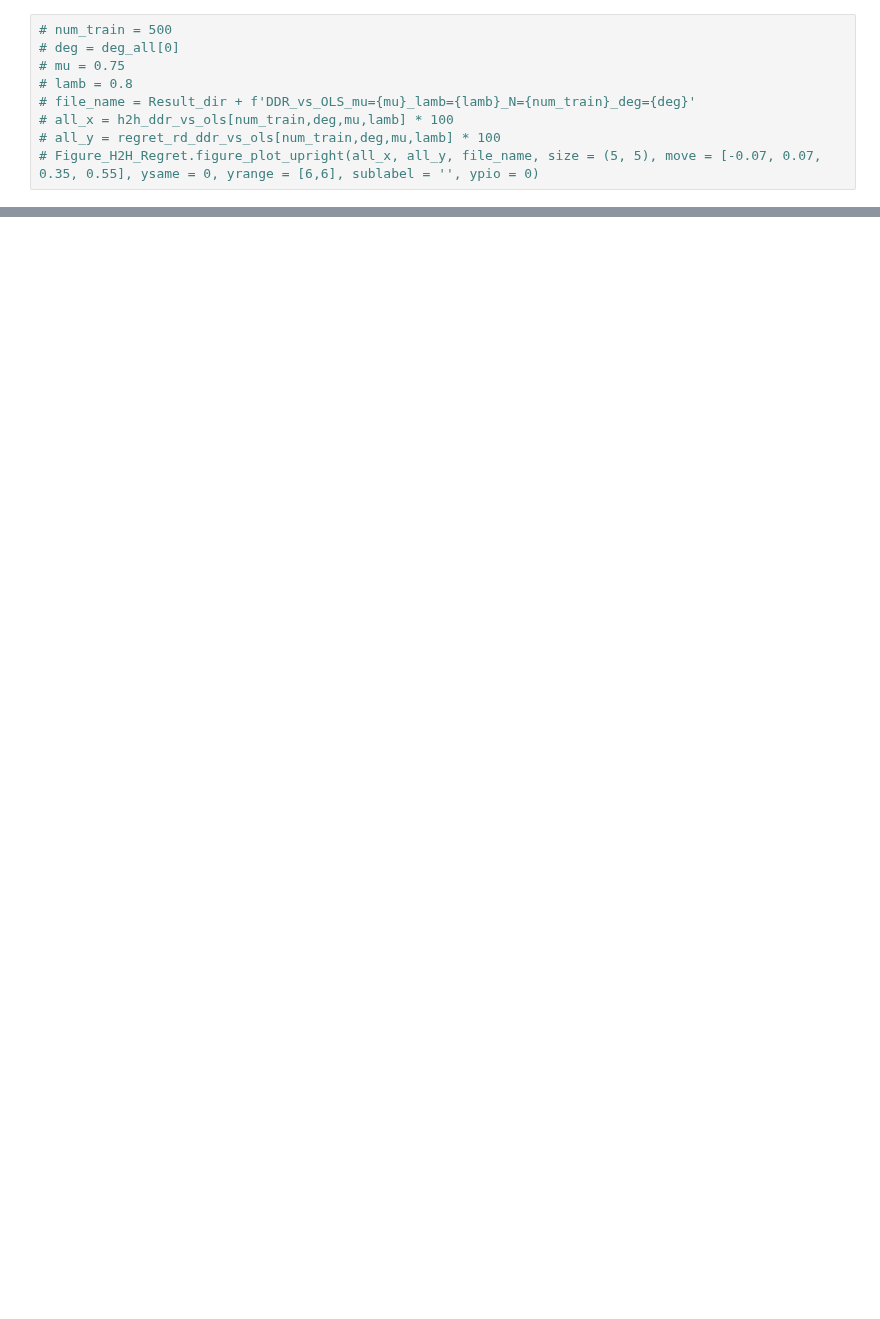
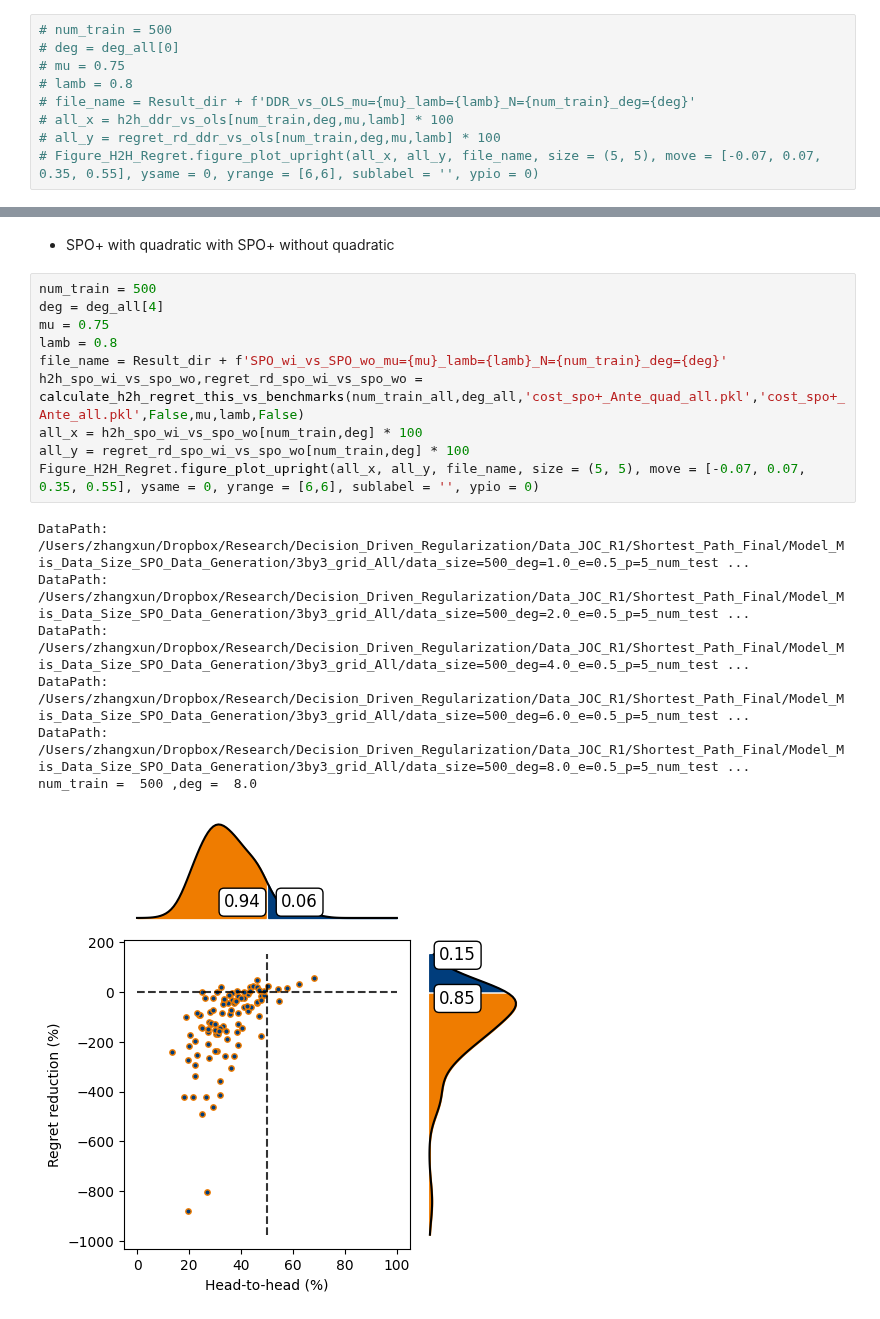
Before and after one commit to xunzhang-sjtu/Decision_Driven_Regularization, a Jupyter notebook: JOC_R1/Shortest_Path_Reproduce/Experiment_Model_Mis_Data_Size.ipynb, the cells around one changed output, grey strips where cells are left out. Cells and saved outputs as stored; diff of their text form; blank space fills up the shorter version.

Commit message:
update for quadratic term

```diff
--- a/JOC_R1/Shortest_Path_Reproduce/Experiment_Model_Mis_Data_Size.ipynb
+++ b/JOC_R1/Shortest_Path_Reproduce/Experiment_Model_Mis_Data_Size.ipynb
@@ -431,0 +624,20 @@ Figure_H2H_Regret.figure_plot_upright(all_x, all_y, file_name, size = (5, 5), mo
+# %% [markdown]
+- SPO+ with quadratic with SPO+ without quadratic
+# %%
+num_train = 500
+deg = deg_all[4]
+mu = 0.75
+lamb = 0.8
+file_name = Result_dir + f'SPO_wi_vs_SPO_wo_mu={mu}_lamb={lamb}_N={num_train}_deg={deg}'
+h2h_spo_wi_vs_spo_wo,regret_rd_spo_wi_vs_spo_wo = calculate_h2h_regret_this_vs_benchmarks(num_train_all,deg_all,'cost_spo+_Ante_quad_all.pkl','cost_spo+_Ante_all.pkl',False,mu,lamb,False)
+all_x = h2h_spo_wi_vs_spo_wo[num_train,deg] * 100
+all_y = regret_rd_spo_wi_vs_spo_wo[num_train,deg] * 100
+Figure_H2H_Regret.figure_plot_upright(all_x, all_y, file_name, size = (5, 5), move = [-0.07, 0.07, 0.35, 0.55], ysame = 0, yrange = [6,6], sublabel = '', ypio = 0)
+# %% [output]
+DataPath: /Users/zhangxun/Dropbox/Research/Decision_Driven_Regularization/Data_JOC_R1/Shortest_Path_Final/Model_Mis_Data_Size_SPO_Data_Generation/3by3_grid_All/data_size=500_deg=1.0_e=0.5_p=5_num_test ...
+DataPath: /Users/zhangxun/Dropbox/Research/Decision_Driven_Regularization/Data_JOC_R1/Shortest_Path_Final/Model_Mis_Data_Size_SPO_Data_Generation/3by3_grid_All/data_size=500_deg=2.0_e=0.5_p=5_num_test ...
+DataPath: /Users/zhangxun/Dropbox/Research/Decision_Driven_Regularization/Data_JOC_R1/Shortest_Path_Final/Model_Mis_Data_Size_SPO_Data_Generation/3by3_grid_All/data_size=500_deg=4.0_e=0.5_p=5_num_test ...
+DataPath: /Users/zhangxun/Dropbox/Research/Decision_Driven_Regularization/Data_JOC_R1/Shortest_Path_Final/Model_Mis_Data_Size_SPO_Data_Generation/3by3_grid_All/data_size=500_deg=6.0_e=0.5_p=5_num_test ...
+DataPath: /Users/zhangxun/Dropbox/Research/Decision_Driven_Regularization/Data_JOC_R1/Shortest_Path_Final/Model_Mis_Data_Size_SPO_Data_Generation/3by3_grid_All/data_size=500_deg=8.0_e=0.5_p=5_num_test ...
+num_train =  500 ,deg =  8.0
+[figure, added]
```
Also changed, not shown: parts of 78 cells of this notebook, 10 other files.
